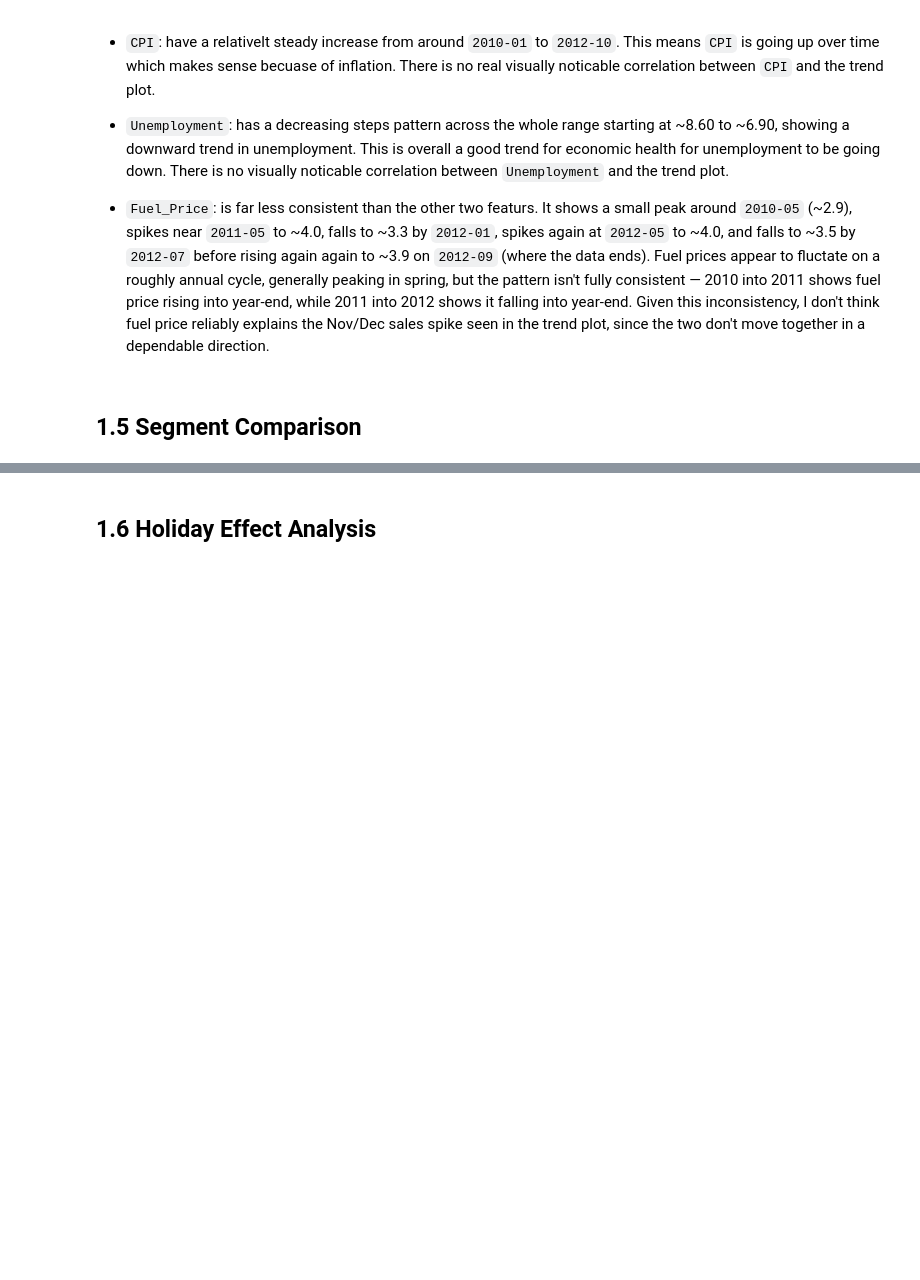
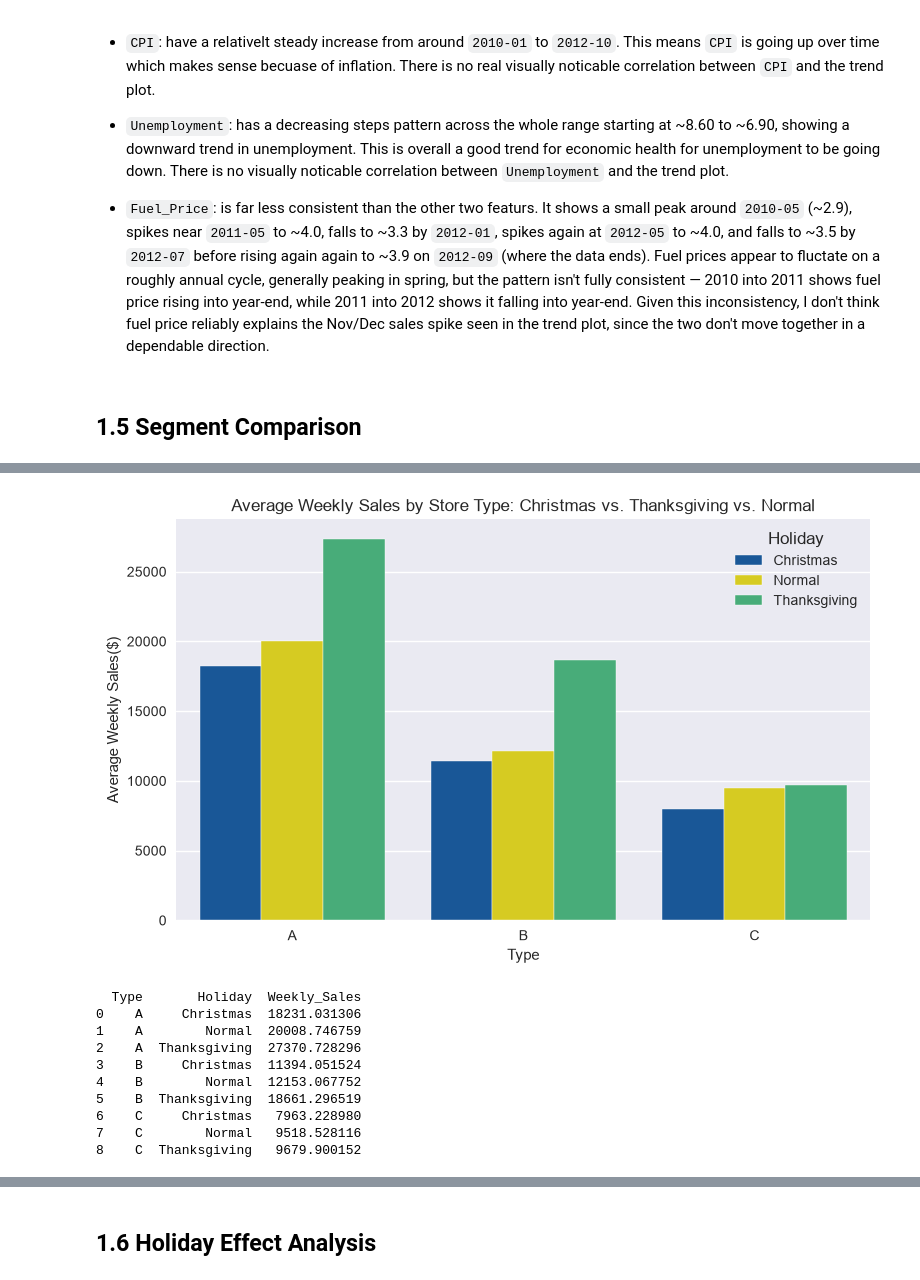
Before and after one commit to joshuasim/time-series-forecasting, a Jupyter notebook: notebooks/01_eda.ipynb, the cells around one changed output, grey strips where cells are left out. Cells and saved outputs as stored; diff of their text form; code cells hidden in the pictures; blank space fills up the shorter version.

Commit message:
completed 1.5 segment comparison: type B has proportionally largest lift in sales, WIP: 1.6 Holiday Effect Analysis — markdowns need revision

```diff
--- a/notebooks/01_eda.ipynb
+++ b/notebooks/01_eda.ipynb
@@ -392,0 +398,41 @@ plt.show()
+# %%
+# isolate just chirtmas and thanksgiving rows
+christmas = df.loc[(df['IsHoliday']==True) & (df['Date'].dt.month == 12), ['Type', 'Weekly_Sales']]
+thanksgiving = df.loc[(df['IsHoliday']==True) & (df['Date'].dt.month == 11), ['Type', 'Weekly_Sales']]
+christmas['Holiday'] = 'Christmas'
+thanksgiving['Holiday'] = 'Thanksgiving'
+
+# isolate normal non-holiday rows for comparison
+normal = df.loc[df['IsHoliday'] == False, ['Type', 'Weekly_Sales']]
+normal['Holiday'] = 'Normal'
+
+# concat for groupby
+holidays = pd.concat([christmas[['Holiday', 'Type', 'Weekly_Sales']], thanksgiving[['Holiday', 'Type', 'Weekly_Sales']], normal[['Holiday', 'Type', 'Weekly_Sales']]], ignore_index=True)
+
+
+segments = holidays.groupby(['Type', 'Holiday'])['Weekly_Sales'].mean().reset_index() # rest_index allows sns.barplot to refrence index by name
+
+# plot
+custom_palette = ['#0457ac', '#f4e604', '#37bd79']  # visual aesthetics
+
+plt.figure(figsize=(8,5))
+sns.barplot(x='Type', y='Weekly_Sales', hue='Holiday', data=segments, palette=custom_palette)
+plt.title('Average Weekly Sales by Store Type: Christmas vs. Thanksgiving vs. Normal')
+plt.ylabel('Average Weekly Sales($)')
+
+plt.tight_layout()
+plt.savefig('../images/avg_sales_by_type_CM_vs_TG_vs._N.png', bbox_inches='tight')
+plt.show()
+print(segments)
+# %% [output]
+[figure, added]
+  Type       Holiday  Weekly_Sales
+0    A     Christmas  18231.031306
+1    A        Normal  20008.746759
+2    A  Thanksgiving  27370.728296
+3    B     Christmas  11394.051524
+4    B        Normal  12153.067752
+5    B  Thanksgiving  18661.296519
+6    C     Christmas   7963.228980
+7    C        Normal   9518.528116
+8    C  Thanksgiving   9679.900152
```
Also changed, not shown: parts of 7 cells of this notebook, 1 other file.
